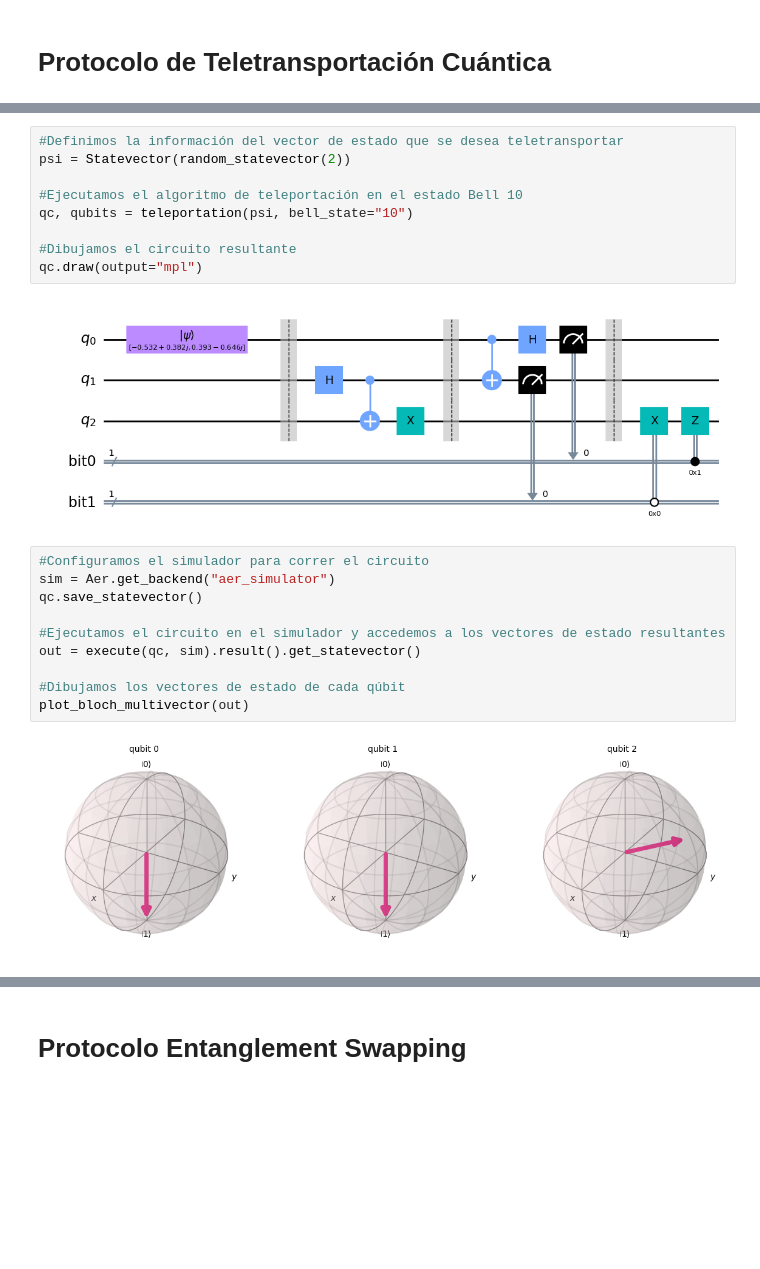
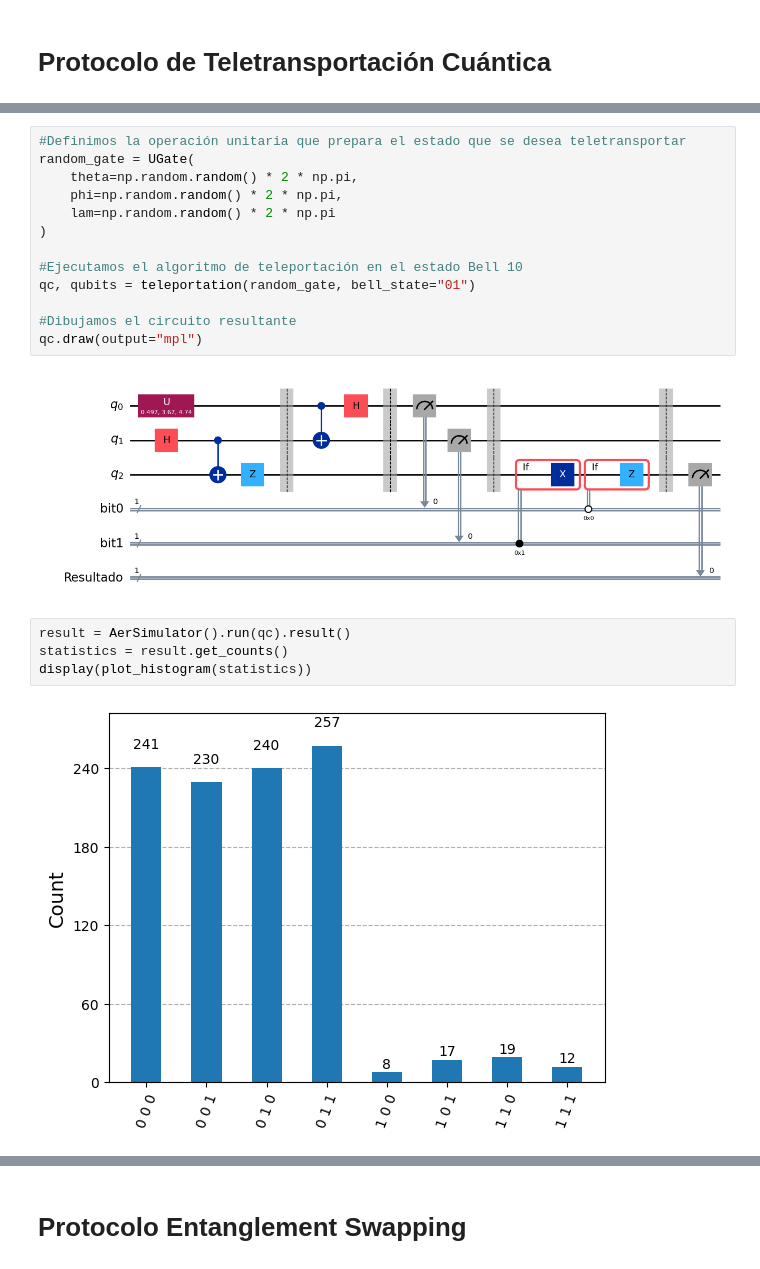
Before and after one commit to LuisMi1245/Protocolo_Swapping_QISKIT, a Jupyter notebook: Protocolo_Swapping/Swapping_Teletransporte_Estados_Werner.ipynb, the cells around one changed output, grey strips where cells are left out. Cells and saved outputs as stored; diff of their text form; blank space fills up the shorter version.

```diff
--- a/Protocolo_Swapping/Swapping_Teletransporte_Estados_Werner.ipynb
+++ b/Protocolo_Swapping/Swapping_Teletransporte_Estados_Werner.ipynb
@@ -92,24 +73,22 @@ def teleportation(psi, bell_state="00"):
     return [circuito, qubits]
 # %%
-#Definimos la información del vector de estado que se desea teletransportar
-psi = Statevector(random_statevector(2))
+#Definimos la operación unitaria que prepara el estado que se desea teletransportar
+random_gate = UGate(
+    theta=np.random.random() * 2 * np.pi,
+    phi=np.random.random() * 2 * np.pi,
+    lam=np.random.random() * 2 * np.pi
+)
 
 #Ejecutamos el algoritmo de teleportación en el estado Bell 10
-qc, qubits = teleportation(psi, bell_state="10")
+qc, qubits = teleportation(random_gate, bell_state="01")
 
 #Dibujamos el circuito resultante
 qc.draw(output="mpl")
 # %% [output]
-[figure, old version]
+[figure, new version]
-# %%
-#Configuramos el simulador para correr el circuito
-sim = Aer.get_backend("aer_simulator")
-qc.save_statevector()
-
-#Ejecutamos el circuito en el simulador y accedemos a los vectores de estado resultantes
-out = execute(qc, sim).result().get_statevector()
-
-#Dibujamos los vectores de estado de cada qúbit
-plot_bloch_multivector(out)
-# %% [output]
-[figure, removed]
+# %%
+result = AerSimulator().run(qc).result()
+statistics = result.get_counts()
+display(plot_histogram(statistics))
+# %% [output]
+[figure, added]
```
Also changed, not shown: parts of 12 cells of this notebook, 20 other files.
